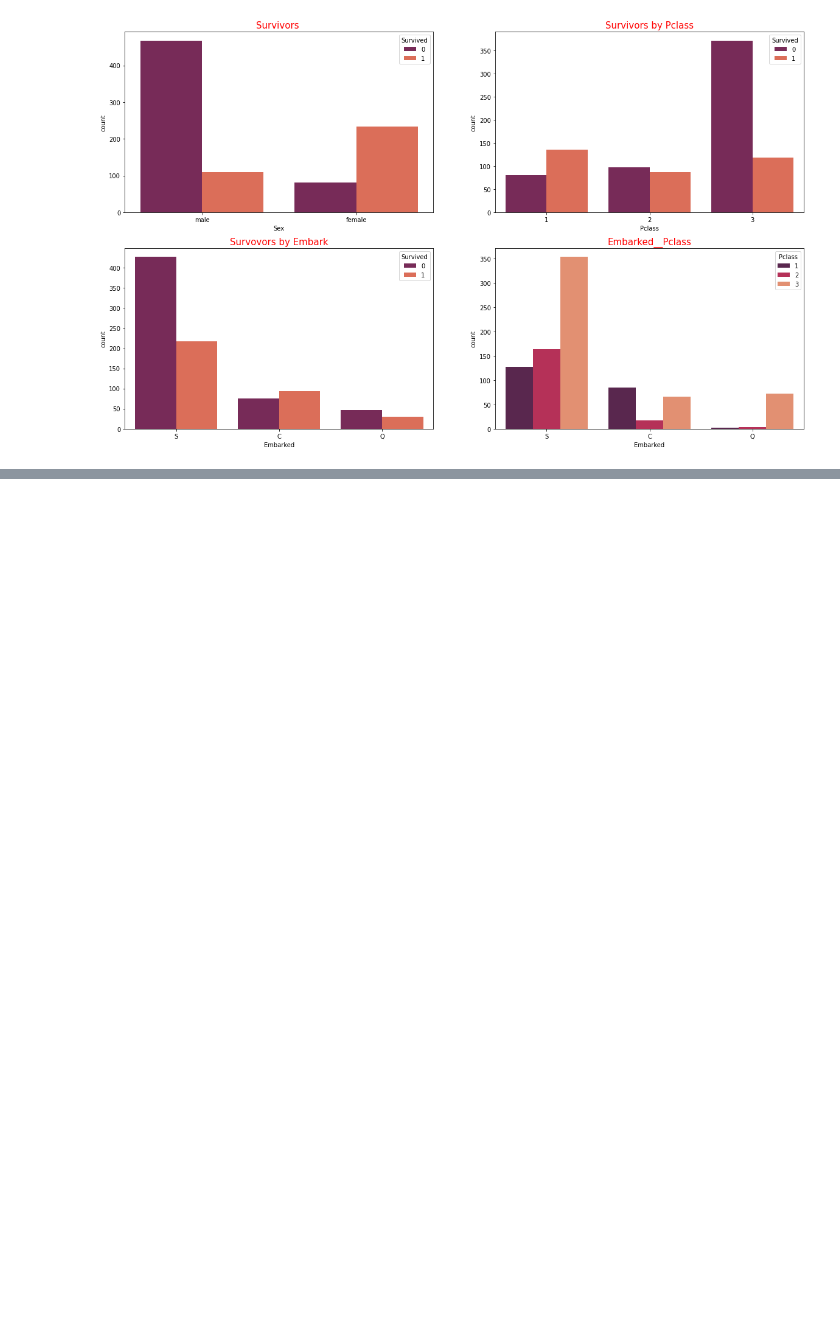
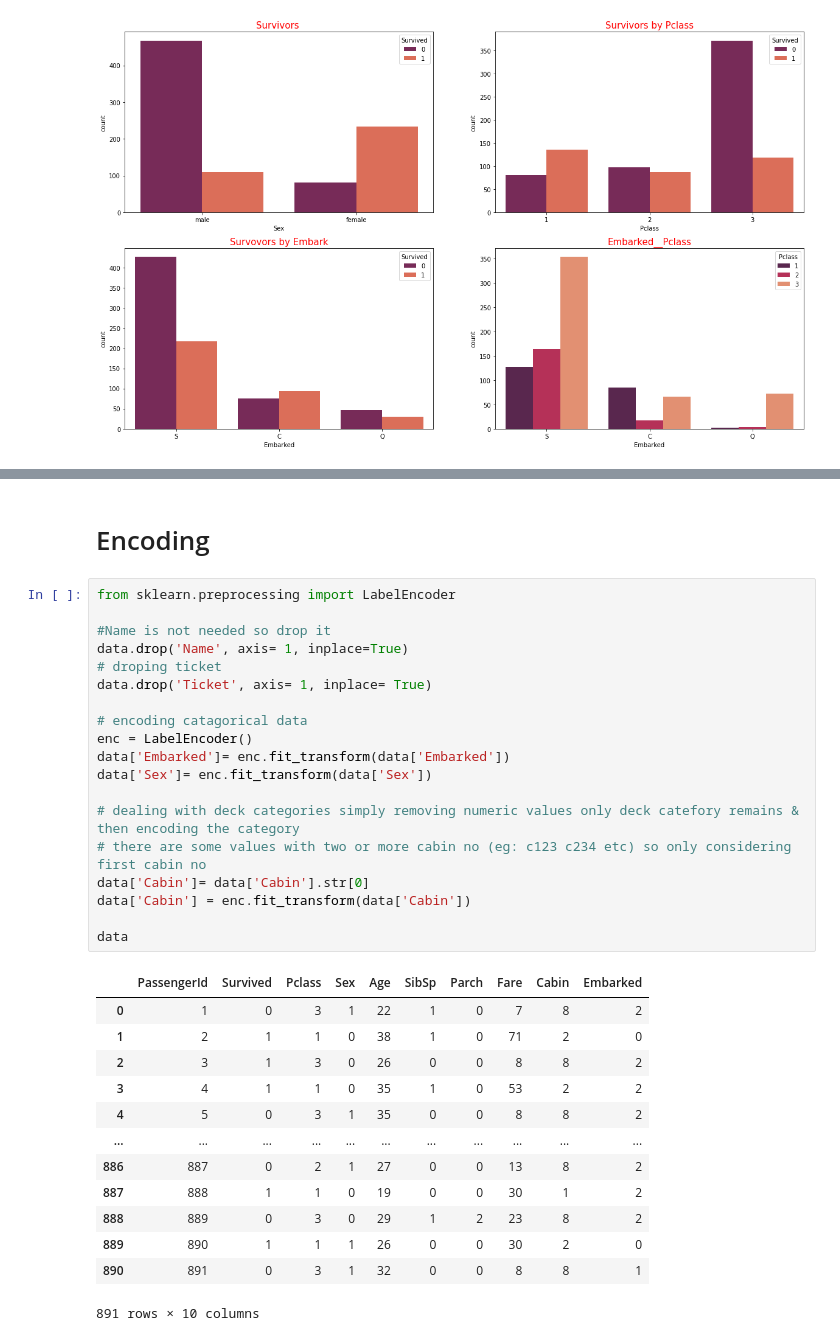
Before and after one commit to spctr01/10DayMLChallenge, a Jupyter notebook: day2.ipynb, the cells around one changed output, grey strips where cells are left out. Cells and saved outputs as stored; diff of their text form; blank space fills up the shorter version.

```diff
--- a/day2.ipynb
+++ b/day2.ipynb
@@ -132,0 +165,35 @@ plt.show();
+# %% [markdown]
+# Encoding
+# %%
+from sklearn.preprocessing import LabelEncoder
+
+#Name is not needed so drop it
+data.drop('Name', axis= 1, inplace=True)
+# droping ticket
+data.drop('Ticket', axis= 1, inplace= True)
+
+# encoding catagorical data
+enc = LabelEncoder()
+data['Embarked']= enc.fit_transform(data['Embarked'])
+data['Sex']= enc.fit_transform(data['Sex'])
+
+# dealing with deck categories simply removing numeric values only deck catefory remains & then encoding the category
+# there are some values with two or more cabin no (eg: c123 c234 etc) so only considering first cabin no
+data['Cabin']= data['Cabin'].str[0]
+data['Cabin'] = enc.fit_transform(data['Cabin'])
+
+data
+# %% [output]
+|  | PassengerId | Survived | Pclass | Sex | Age | SibSp | Parch | Fare | Cabin | Embarked |
+| 0 | 1 | 0 | 3 | 1 | 22 | 1 | 0 | 7 | 8 | 2 |
+| 1 | 2 | 1 | 1 | 0 | 38 | 1 | 0 | 71 | 2 | 0 |
+| 2 | 3 | 1 | 3 | 0 | 26 | 0 | 0 | 8 | 8 | 2 |
+| 3 | 4 | 1 | 1 | 0 | 35 | 1 | 0 | 53 | 2 | 2 |
+| 4 | 5 | 0 | 3 | 1 | 35 | 0 | 0 | 8 | 8 | 2 |
+| ... | ... | ... | ... | ... | ... | ... | ... | ... | ... | ... |
+| 886 | 887 | 0 | 2 | 1 | 27 | 0 | 0 | 13 | 8 | 2 |
+| 887 | 888 | 1 | 1 | 0 | 19 | 0 | 0 | 30 | 1 | 2 |
+| 888 | 889 | 0 | 3 | 0 | 29 | 1 | 2 | 23 | 8 | 2 |
+| 889 | 890 | 1 | 1 | 1 | 26 | 0 | 0 | 30 | 2 | 0 |
+| 890 | 891 | 0 | 3 | 1 | 32 | 0 | 0 | 8 | 8 | 1 |
+891 rows × 10 columns
```
Also changed, not shown: parts of 13 cells of this notebook.
